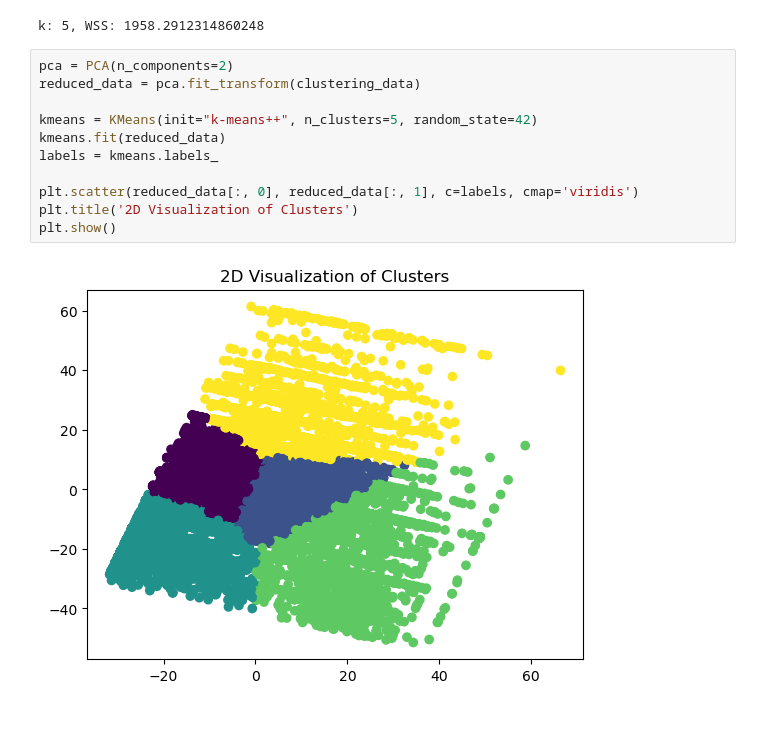
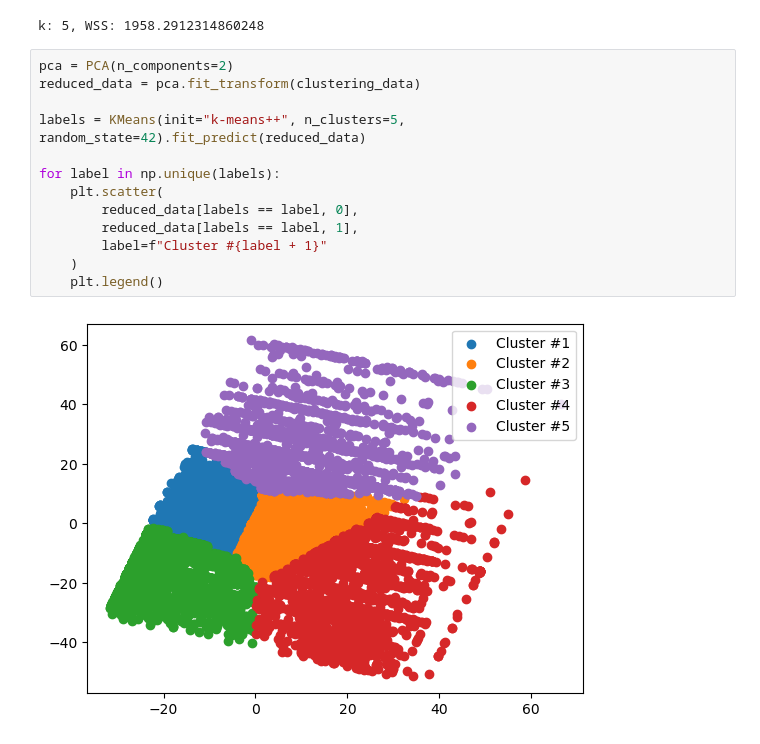
Before and after one commit to KTalia/I2DS, a Jupyter notebook: exercises/ispitni/June/June.ipynb, the cells around one changed output. Drawn from its saved outputs; the diff is of its cells as text.

Commit message:
clusters aud update

```diff
--- a/exercises/ispitni/June/June.ipynb
+++ b/exercises/ispitni/June/June.ipynb
@@ -505,13 +505,15 @@ k: 5, WSS: 1958.2912314860248
 # %%
 pca = PCA(n_components=2)
 reduced_data = pca.fit_transform(clustering_data)
 
-kmeans = KMeans(init="k-means++", n_clusters=5, random_state=42)
-kmeans.fit(reduced_data)
-labels = kmeans.labels_
+labels = KMeans(init="k-means++", n_clusters=5, random_state=42).fit_predict(reduced_data)
 
-plt.scatter(reduced_data[:, 0], reduced_data[:, 1], c=labels, cmap='viridis')
-plt.title('2D Visualization of Clusters')
-plt.show()
+for label in np.unique(labels):
+    plt.scatter(
+        reduced_data[labels == label, 0],
+        reduced_data[labels == label, 1],
+        label=f"Cluster #{label + 1}"
+    )
+    plt.legend()
 # %% [output]
-[figure, old version]
+[figure, new version]
```
Also changed, not shown: parts of 2 cells of this notebook.
